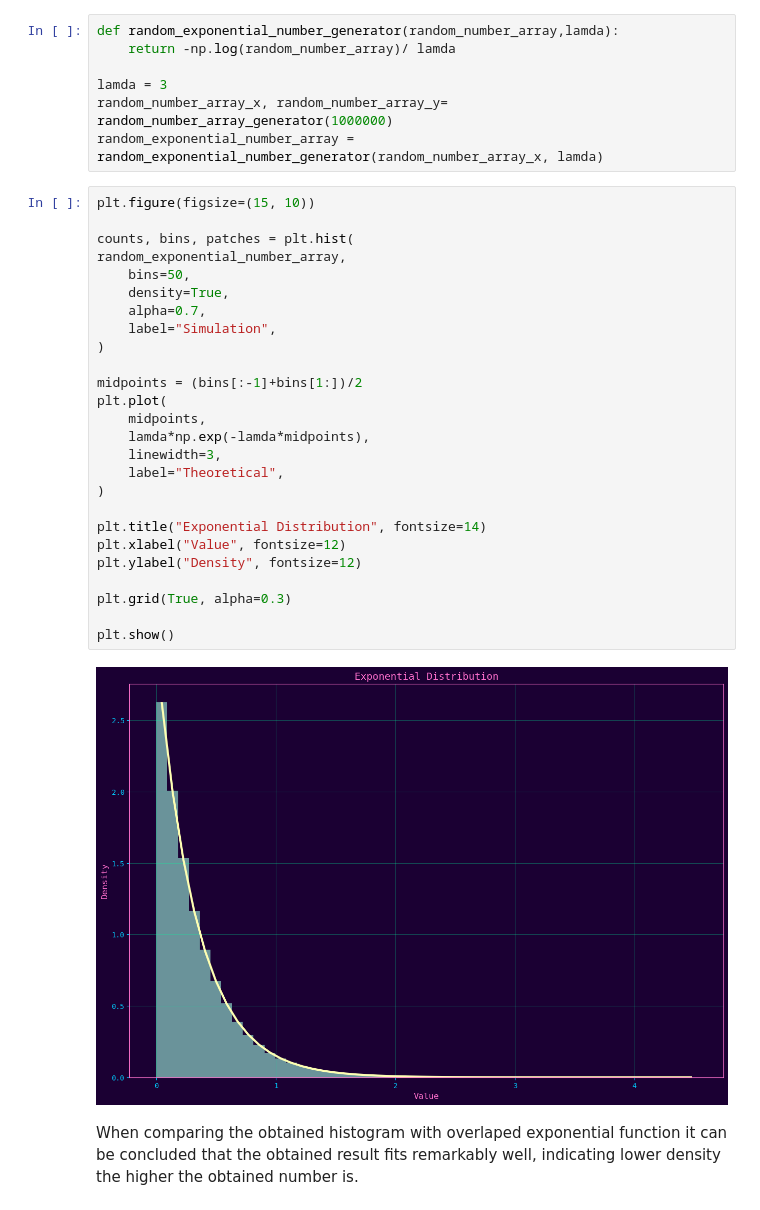
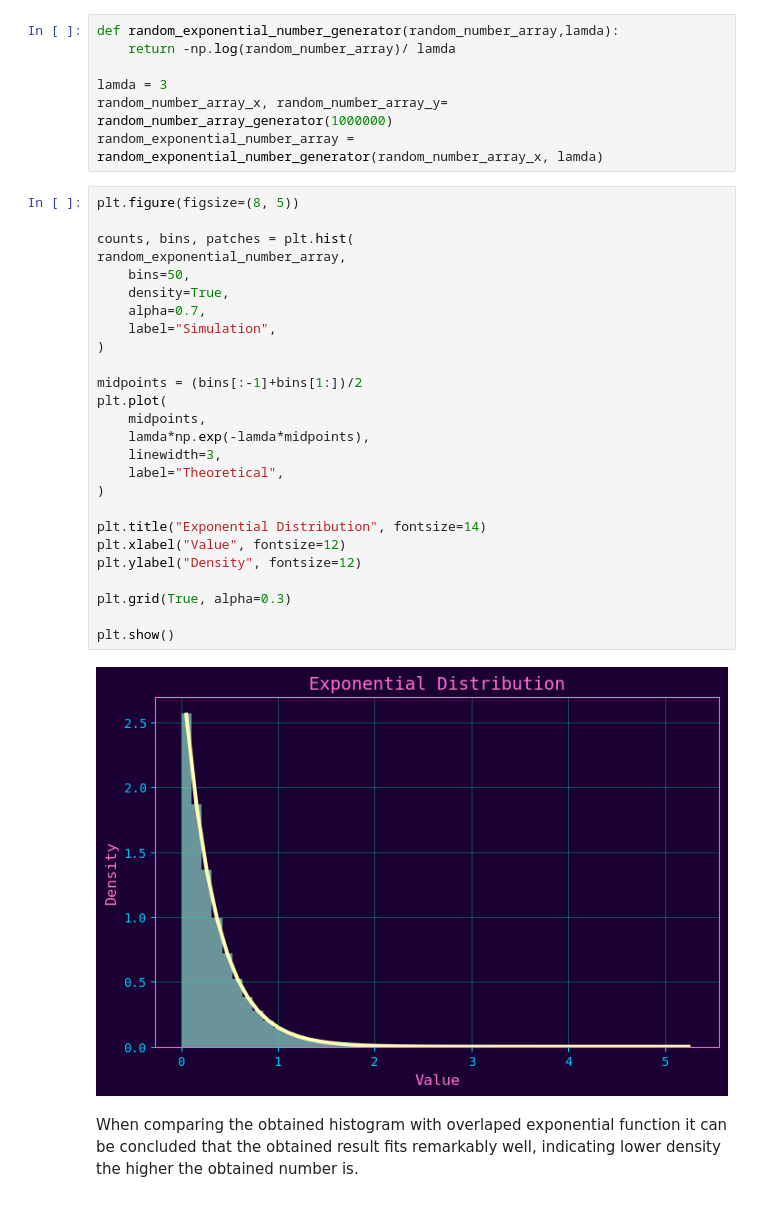
Before and after one commit to m070902/Optimization-Classes, a Jupyter notebook: Lesson_2.ipynb, the cells around one changed output. Drawn from its saved outputs; the diff is of its cells as text.

```diff
--- a/Lesson_2.ipynb
+++ b/Lesson_2.ipynb
@@ -208,33 +208,33 @@ lamda = 3
 random_number_array_x, random_number_array_y= random_number_array_generator(1000000)
 random_exponential_number_array = random_exponential_number_generator(random_number_array_x, lamda)
 # %%
-plt.figure(figsize=(15, 10))
+plt.figure(figsize=(8, 5))
 
 counts, bins, patches = plt.hist(
 random_exponential_number_array,
     bins=50,
     density=True,
     alpha=0.7,
     label="Simulation",
 )
 
 midpoints = (bins[:-1]+bins[1:])/2
 plt.plot(
     midpoints,
     lamda*np.exp(-lamda*midpoints),
     linewidth=3,
     label="Theoretical",
 )
 
 plt.title("Exponential Distribution", fontsize=14)
 plt.xlabel("Value", fontsize=12)
 plt.ylabel("Density", fontsize=12)
 
 plt.grid(True, alpha=0.3)
 
 plt.show()
 # %% [output]
-[figure, old version]
+[figure, new version]
 # %% [markdown]
 When comparing the obtained histogram with overlaped exponential function it can be concluded that the obtained result fits remarkably well, indicating lower density the higher the obtained number is.
 # %% [markdown]
```
Also changed, not shown: parts of 4 cells of this notebook, 1 other file.
